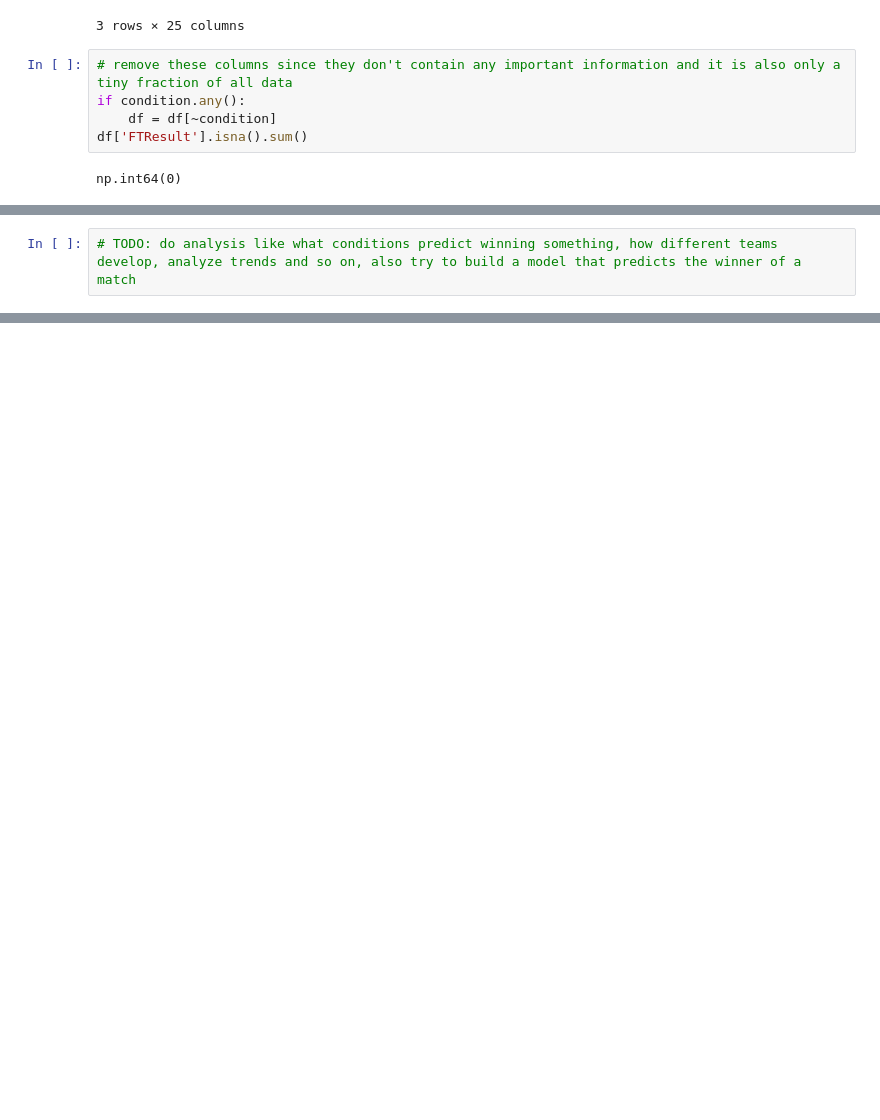
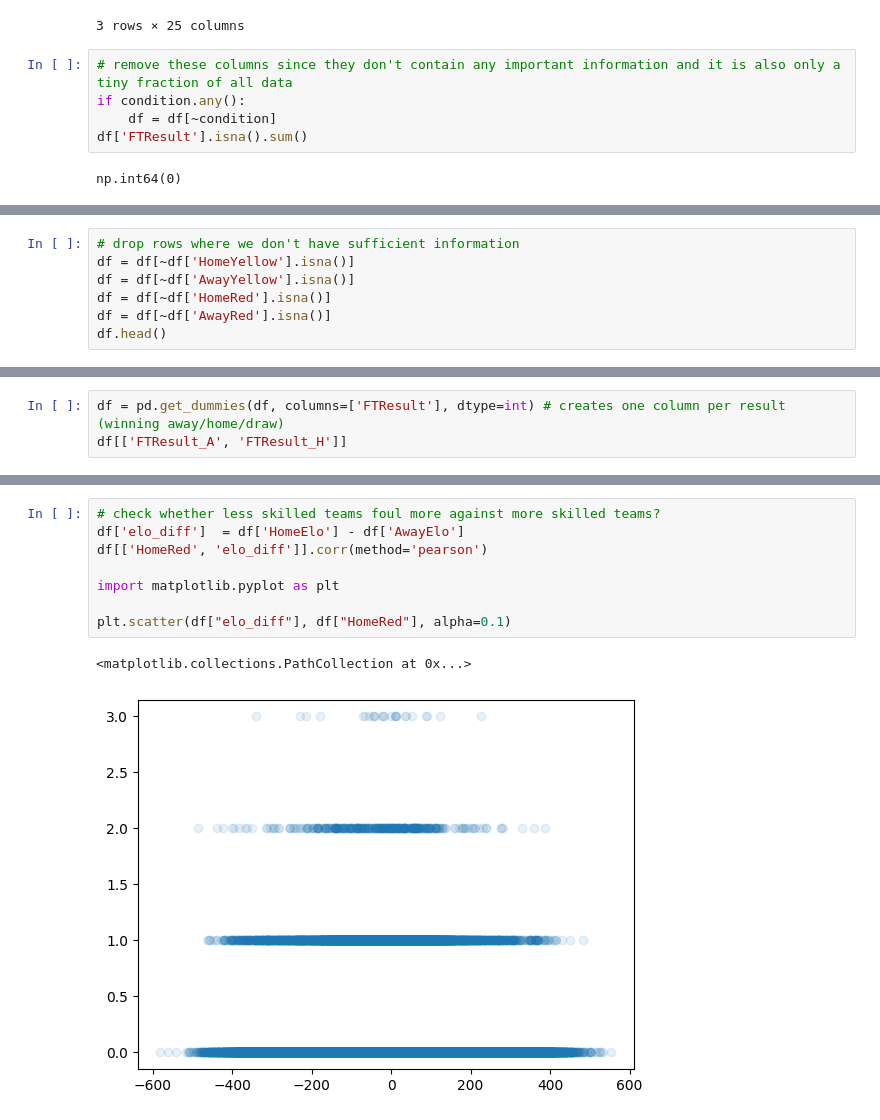
Before and after one commit to p-schulte/data_science_projects, a Jupyter notebook: football/analysis.ipynb, the cells around one changed output, grey strips where cells are left out. Cells and saved outputs as stored; diff of their text form; blank space fills up the shorter version.

```diff
--- a/football/analysis.ipynb
+++ b/football/analysis.ipynb
@@ -230,2 +232,7 @@ np.int64(0)
 # %%
-# TODO: do analysis like what conditions predict winning something, how different teams develop, analyze trends and so on, also try to build a model that predicts the winner of a match
+# drop rows where we don't have sufficient information
+df = df[~df['HomeYellow'].isna()]
+df = df[~df['AwayYellow'].isna()]
+df = df[~df['HomeRed'].isna()]
+df = df[~df['AwayRed'].isna()]
+df.head()
@@ -231,0 +247,3 @@ np.int64(0)
+# %%
+df = pd.get_dummies(df, columns=['FTResult'], dtype=int) # creates one column per result (winning away/home/draw)
+df[['FTResult_A', 'FTResult_H']]
@@ -231,0 +287,11 @@ np.int64(0)
+# %%
+# check whether less skilled teams foul more against more skilled teams?
+df['elo_diff']  = df['HomeElo'] - df['AwayElo']
+df[['HomeRed', 'elo_diff']].corr(method='pearson')
+
+import matplotlib.pyplot as plt
+
+plt.scatter(df["elo_diff"], df["HomeRed"], alpha=0.1)
+# %% [output]
+<matplotlib.collections.PathCollection at 0x...>
+[figure, added]
```
Also changed, not shown: parts of 12 cells of this notebook.
